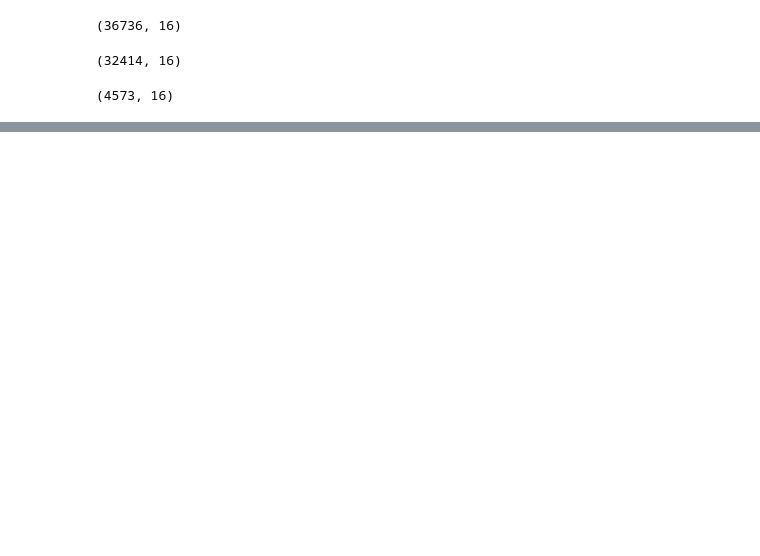
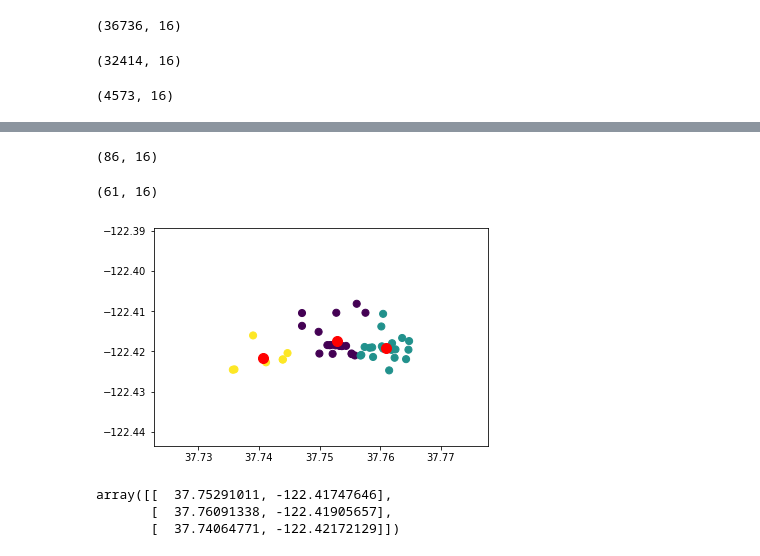
Before and after one commit to turjom/Coursera_Capstone, a Jupyter notebook: Battle_of_neighbourhoods_alt.ipynb, the cells around one changed output, grey strips where cells are left out. Cells and saved outputs as stored; diff of their text form; code cells hidden in the pictures; blank space fills up the shorter version.

```diff
--- a/Battle_of_neighbourhoods_alt.ipynb
+++ b/Battle_of_neighbourhoods_alt.ipynb
@@ -386,0 +370,2 @@ ValueError: Unhandled object <ibm_botocore.response.StreamingBody object at 0x..
+# %%
+df_om = df_merged_sfo_high[df_merged_sfo_high['Neighborhood'] == 'Outer Mission']
@@ -386,0 +387,4 @@ ValueError: Unhandled object <ibm_botocore.response.StreamingBody object at 0x..
+# %%
+df_som.shape
+# %% [output]
+(86, 16)
@@ -386,0 +393,25 @@ ValueError: Unhandled object <ibm_botocore.response.StreamingBody object at 0x..
+# %%
+df_rh.shape
+# %% [output]
+(61, 16)
+# %%
+#Kmeans
+
+omk= df_om[['business_latitude','business_longitude']]
+somk = df_som[['business_latitude','business_longitude']]
+rhk = df_rh[['business_latitude','business_longitude']]
+# %%
+km_om= KMeans(n_clusters = 3).fit(omk)
+y_om_kmeans=km_om.predict(omk)
+plt.scatter(omk['business_latitude'], omk['business_longitude'], c=y_om_kmeans, s=50)
+centers_om = km_om.cluster_centers_
+plt.scatter(centers_om[:, 0], centers_om[:, 1], c='red', s=100, alpha=1);
+plt.show()
+# %% [output]
+[figure, added]
+# %%
+centers_om
+# %% [output]
+array([[  37.75291011, -122.41747646],
+       [  37.76091338, -122.41905657],
+       [  37.74064771, -122.42172129]])
```
Also changed, not shown: parts of 35 cells of this notebook, 2 other files.
